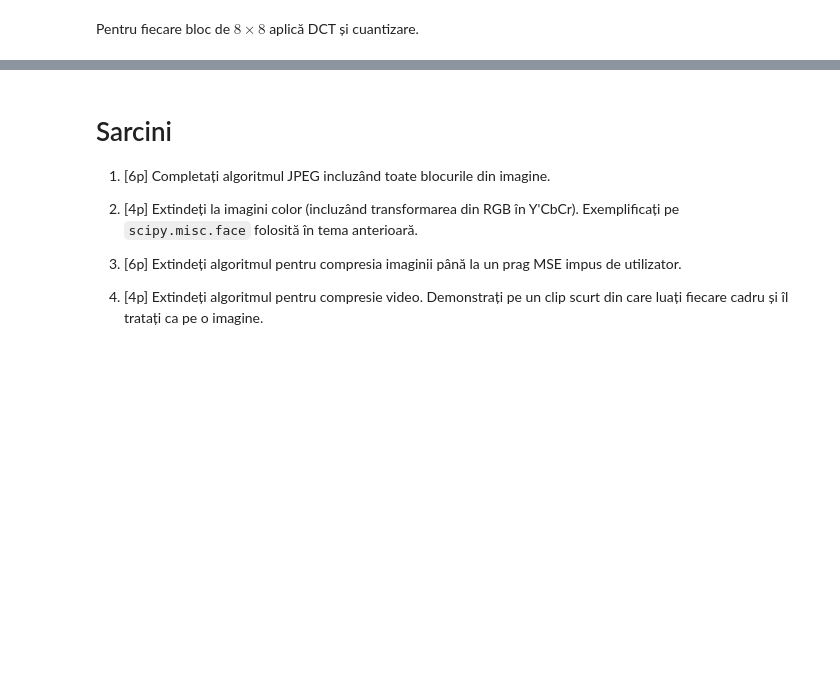
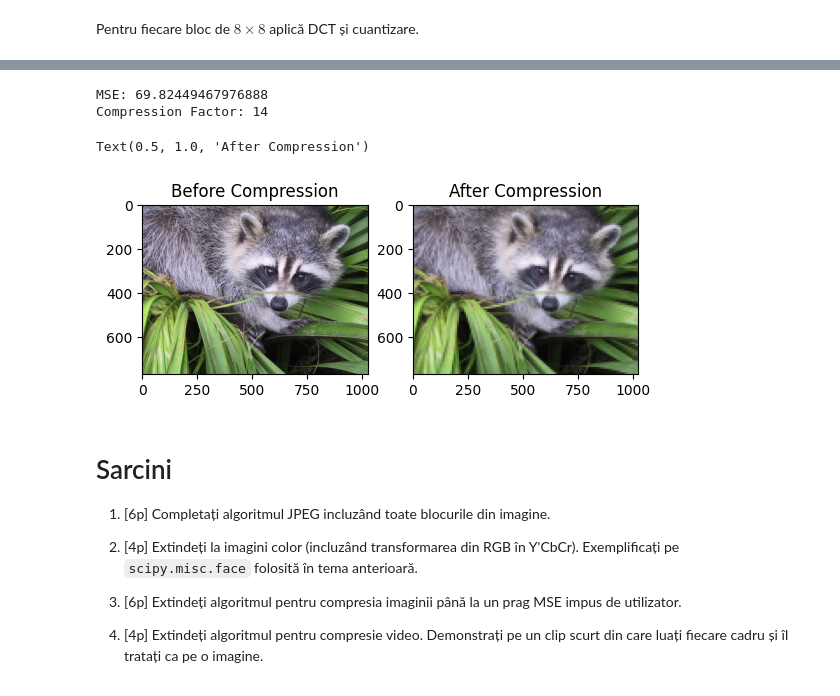
Before and after one commit to annemarie04/ProcesareaSemnalelor, a Jupyter notebook: CompresiaJPEG/compresiaJPEG.ipynb, the cells around one changed output, grey strips where cells are left out. Cells and saved outputs as stored; diff of their text form; code cells hidden in the pictures; blank space fills up the shorter version.

```diff
--- a/CompresiaJPEG/compresiaJPEG.ipynb
+++ b/CompresiaJPEG/compresiaJPEG.ipynb
@@ -336,7 +343,10 @@ Text(0.5, 1.0, 'After Compression')
 # %%
 def compressMSE(img, mse):
     # Increase compression factor as much as possible
-    i = -1
+    i = 0
+    encodedImg = encodeJPEG(img, comp_f = i)
+    decodedImg = decodeJPEG(encodedImg)
+    new_mse = calcMSE(img, decodedImg)
     while new_mse <= mse:
         latest_compressed = encodedImg
         latest_mse = new_mse
@@ -351,6 +361,22 @@ def compressMSE(img, mse):
     print("MSE: " + str(latest_mse))
     print("Compression Factor: " + str(latest_factor))
     return latest_compressed
+# %%
+# Test with MSE
+img = misc.face()
+encodedImg = compressMSE(img, 100)
+decodedImg = decodeJPEG(encodedImg)
+
+# Plot
+plt.subplot(121).imshow(img)
+plt.title('Before Compression')
+plt.subplot(122).imshow(decodedImg)
+plt.title('After Compression')
+# %% [output]
+MSE: 69.82449467976888
+Compression Factor: 14
+Text(0.5, 1.0, 'After Compression')
+[figure, added]
 # %% [markdown]
 # Sarcini
 
```
Also changed, not shown: parts of 3 cells of this notebook.
